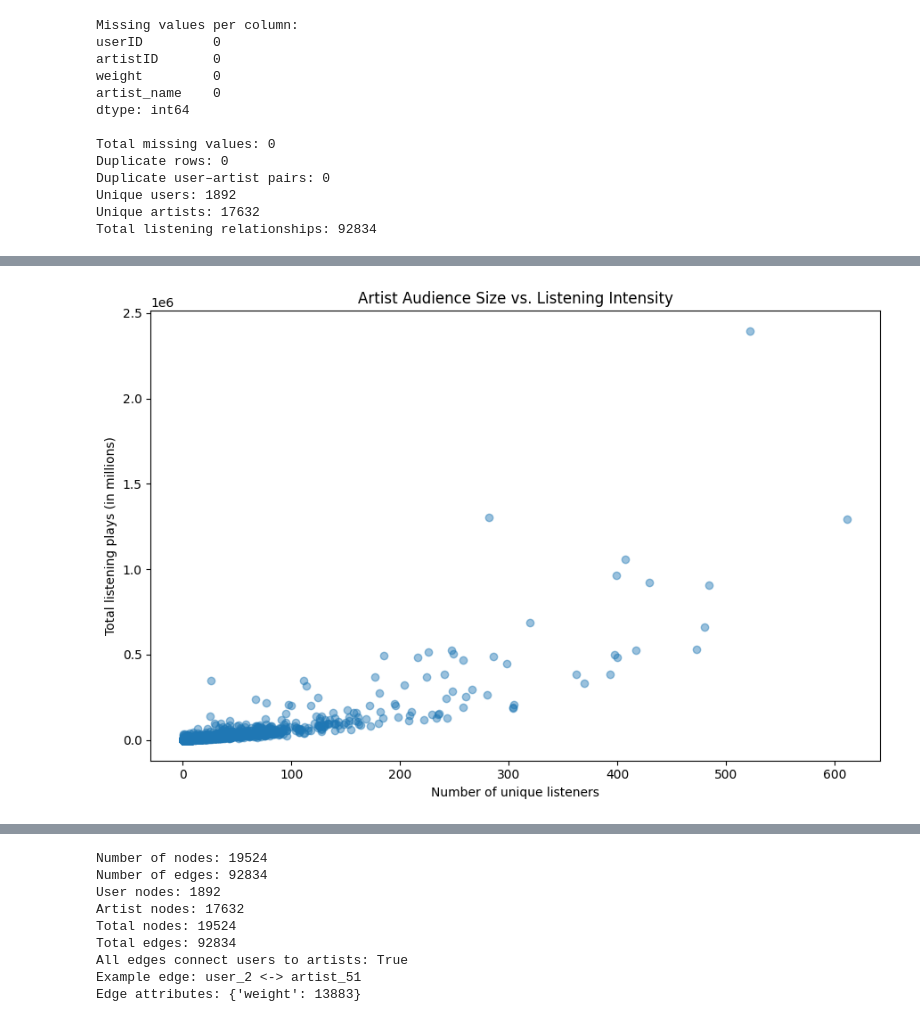
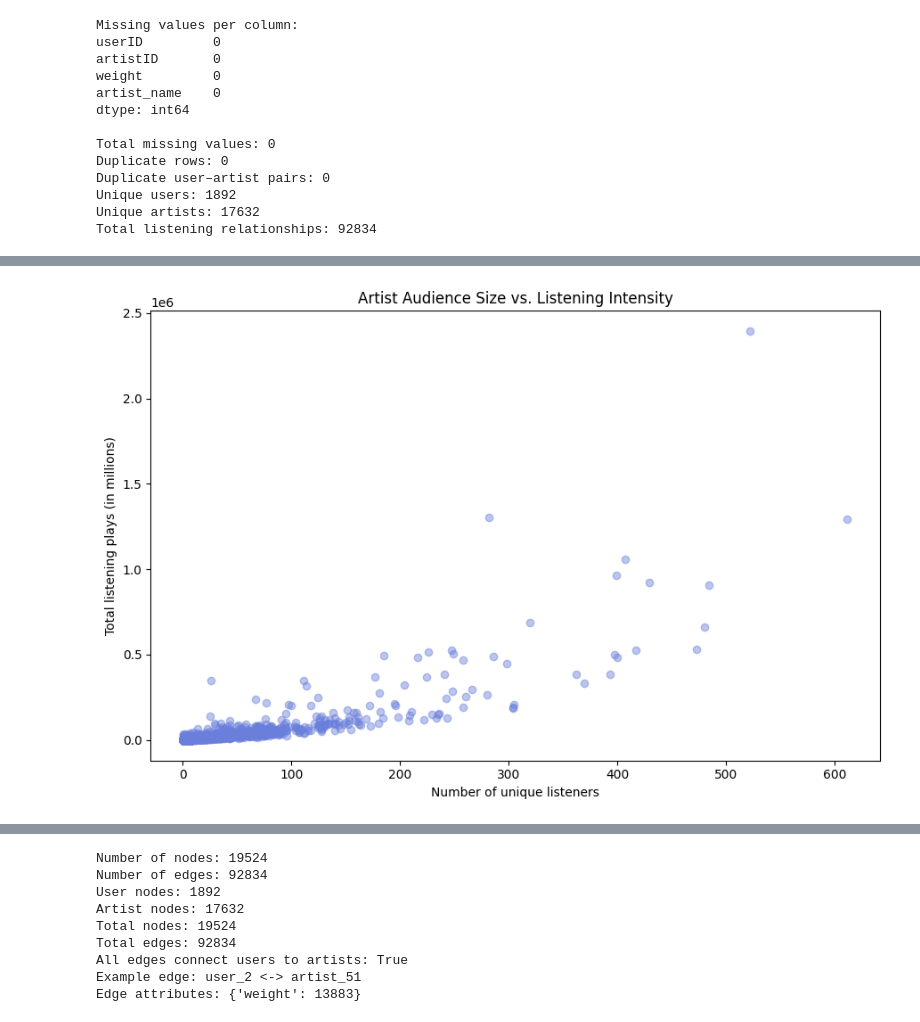
Before and after one commit to nakesha-fray/DATA620_nf, a Jupyter notebook: Data620_Project2_nf.ipynb, the cells around one changed output, grey strips where cells are left out. Saved outputs shown, nothing was run; the diff lists cells and outputs as text; code cells hidden in the pictures.

```diff
--- a/Data620_Project2_nf.ipynb
+++ b/Data620_Project2_nf.ipynb
@@ -406,15 +400,16 @@ The plot suggests that audience size contributes to total listening plays, but i
 # %%
 plt.figure(figsize=(9, 6))
 
 plt.scatter(
     top_artists["number_of_listeners"],
     top_artists["total_plays"],
-    alpha=0.45)
+    alpha=0.45,
+    color="#6A7FDB")
 
 plt.xlabel("Number of unique listeners")
 plt.ylabel("Total listening plays (in millions)")
 plt.title("Artist Audience Size vs. Listening Intensity")
 plt.tight_layout()
 plt.show()
 # %% [output]
-[figure, old version]
+[figure, new version]
```
Also changed, not shown: parts of 23 cells of this notebook.
